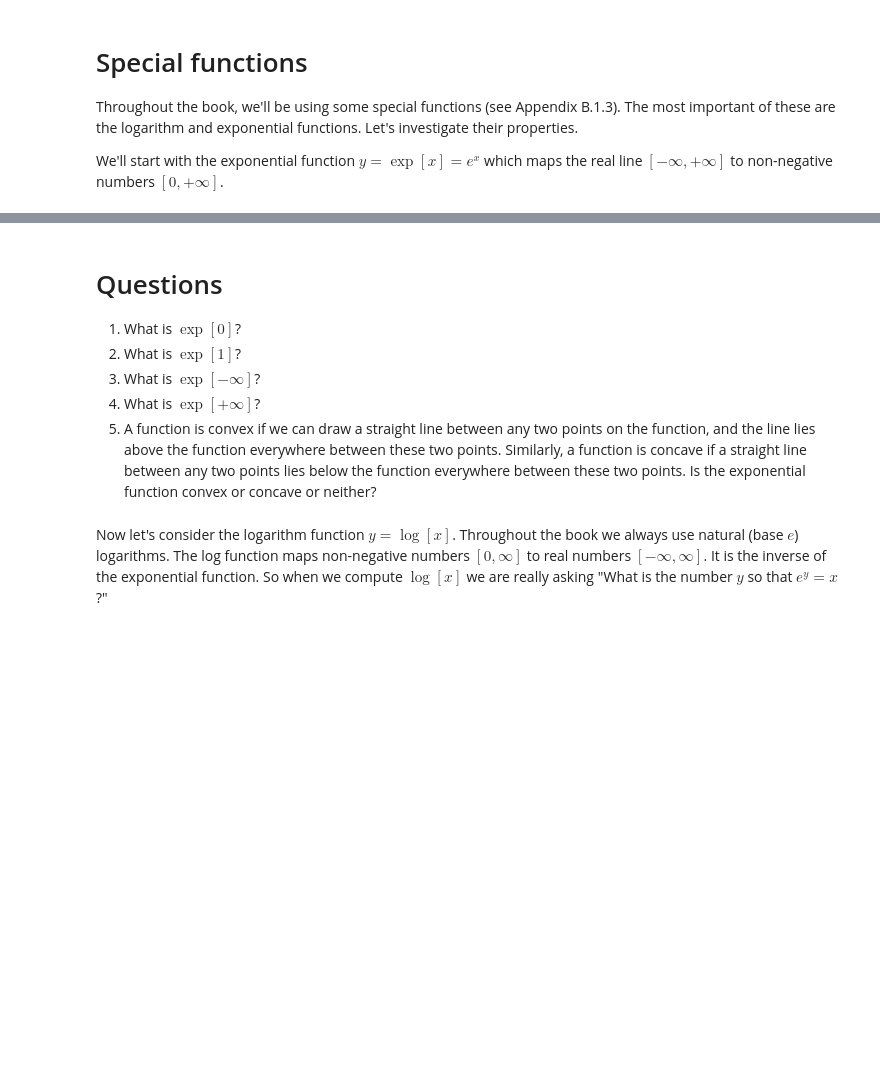
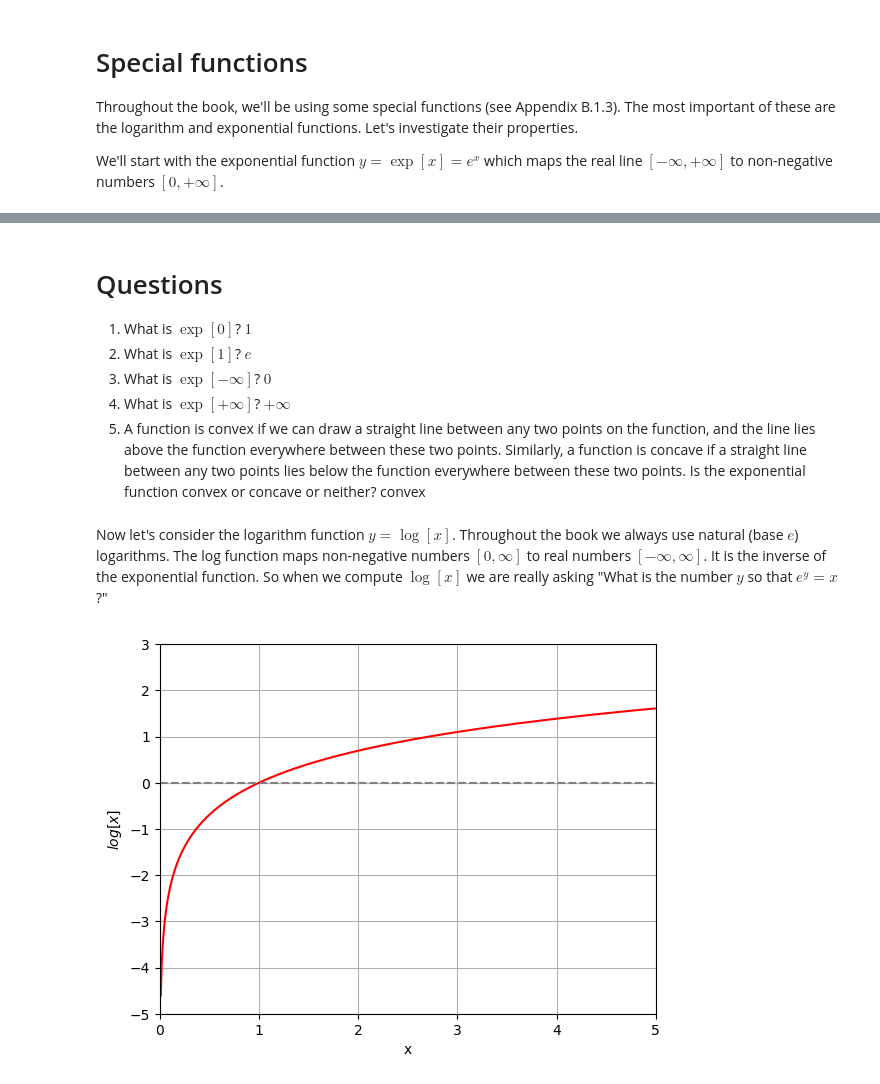
Before and after one commit to deburg0/udlbook, a Jupyter notebook: Notebooks/Chap01/1_1_BackgroundMathematics.ipynb, the cells around one changed output, grey strips where cells are left out. Cells and saved outputs as stored; diff of their text form; code cells hidden in the pictures; blank space fills up the shorter version.

```diff
--- a/Notebooks/Chap01/1_1_BackgroundMathematics.ipynb
+++ b/Notebooks/Chap01/1_1_BackgroundMathematics.ipynb
@@ -209,26 +272,30 @@ plt.show()
 # %% [markdown]
 # Questions
 
-1. What is $\exp[0]$?
-2. What is $\exp[1]$?
-3. What is $\exp[-\infty]$?
-4. What is $\exp[+\infty]$?
-5. A function is convex if we can draw a straight line between any two points on the function, and the line lies above the function everywhere between these two points. Similarly, a function is concave if a straight line between any two points lies below the function everywhere between these two points.  Is the exponential function convex or concave or neither?
+1. What is $\exp[0]$? $1$
+2. What is $\exp[1]$? $e$
+3. What is $\exp[-\infty]$? $0$
+4. What is $\exp[+\infty]$? $+\infty$
+5. A function is convex if we can draw a straight line between any two points on the function, and the line lies above the function everywhere between these two points. Similarly, a function is concave if a straight line between any two points lies below the function everywhere between these two points.  Is the exponential function convex or concave or neither? convex
 # %% [markdown]
 Now let's consider the logarithm function $y=\log[x]$. Throughout the book we always use natural (base $e$) logarithms. The log function maps non-negative numbers $[0,\infty]$ to real numbers $[-\infty,\infty]$.  It is the inverse of the exponential function.  So when we compute $\log[x]$ we are really asking "What is the number $y$ so that $e^y=x$?"
 # %%
 # Draw the logarithm function
 
 # Define an array of x values from -5 to 5 with increments of 0.01
 x = np.arange(0.01,5.0, 0.01)
 y = np.log(x) ;
 
 # Plot this function
 fig, ax = plt.subplots()
 ax.plot(x,y,'r-')
-ax.set_ylim([-5,5]);ax.set_xlim([0,5])
-ax.set_xlabel('x'); ax.set_ylabel('$\log[x]$')
+ax.axhline(y=0.0, color='gray', linestyle='--')
+ax.set_ylim([-5,3]);ax.set_xlim([0,5])
+ax.set_xlabel('x'); ax.set_ylabel('$log[x]$')
+plt.grid()
 plt.show()
+# %% [output]
+[figure, added]
 # %% [markdown]
 # Questions
 
```
Also changed, not shown: parts of 13 cells of this notebook.
